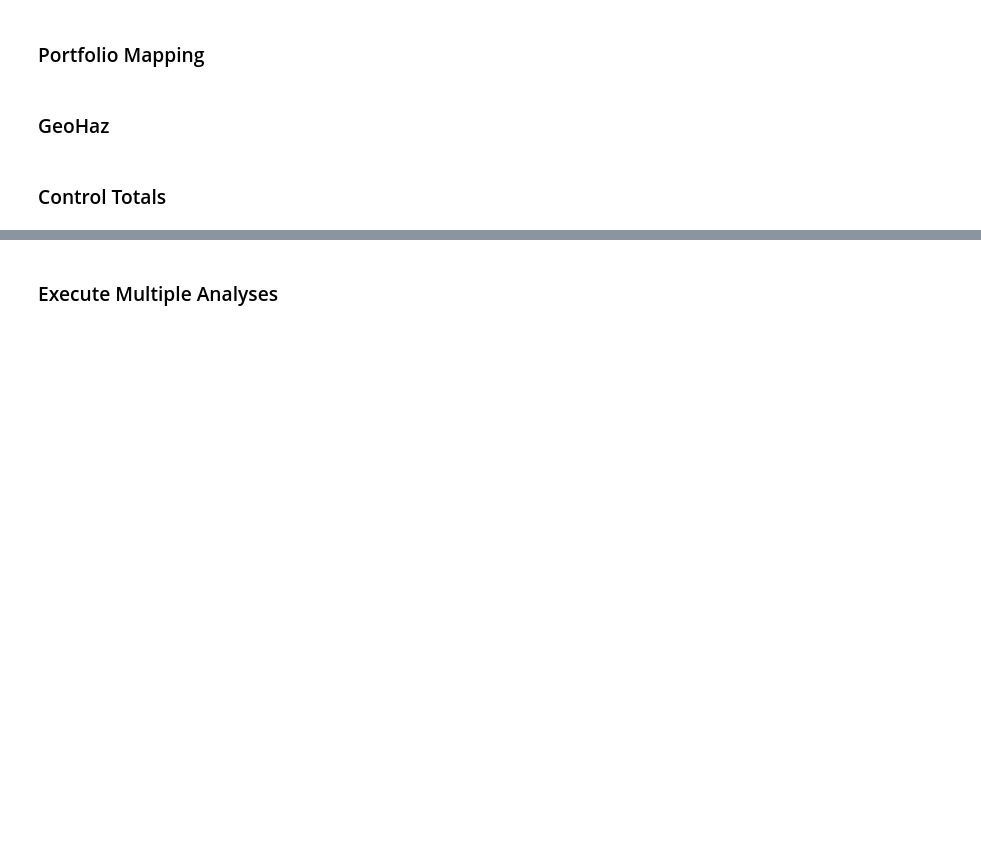
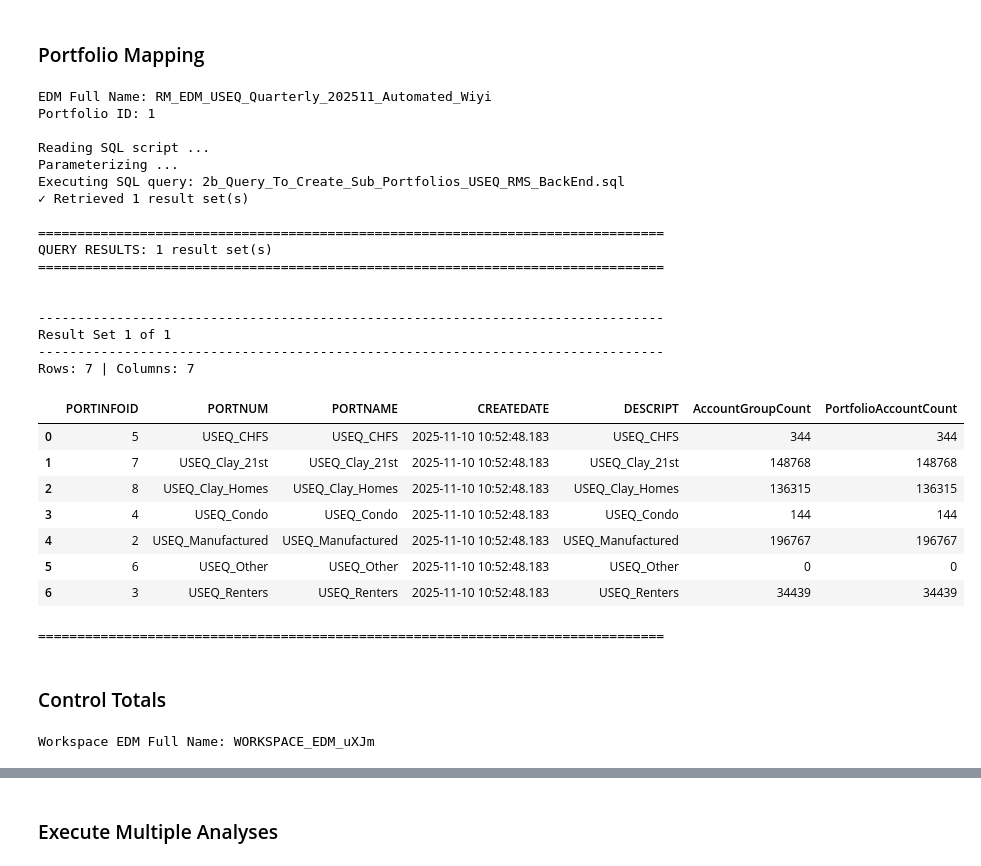
Before and after one commit to anilvenu/irp-notebook-framework, a Jupyter notebook: workspace/workflows/_Tools/IRP Integration/IRP_Integration_Demo.ipynb, the cells around one changed output, grey strips where cells are left out. Cells and saved outputs as stored; diff of their text form; code cells hidden in the pictures; blank space fills up the shorter version.

Commit message:
wip updates to sql script execution; geocoding control totals

```diff
--- a/workspace/workflows/_Tools/IRP Integration/IRP_Integration_Demo.ipynb
+++ b/workspace/workflows/_Tools/IRP Integration/IRP_Integration_Demo.ipynb
@@ -28,7 +28,7 @@ cycle_type = "Quarterly"
 workspace_edm = "WORKSPACE_EDM"
 
 # EDM Config
-edm_name = f"RM_EDM_{peril}_{cycle_type}_{date_value}_Automated" # ensure unique within IRP
+edm_name = f"RM_EDM_{date_value}_{cycle_type}_{peril}" # ensure unique within IRP
 treaty_name = f"{peril}_Treaty"
 edm_data_version = "22"
 
@@ -36,7 +36,7 @@ edm_data_version = "22"
 mapping_file_name = "mapping.json"
 
 # Portfolio Config
-portfolio_name = f"{peril}_Automated" # ensure unique within the edm
+portfolio_name = f"{peril}" # ensure unique within the edm
 geohaz_version = "22.0"
 
 # Analysis Config
@@ -154,32 +245,57 @@ print(json.dumps(irp_client.edm.poll_data_version_upgrade_job_batch_to_completio
 # %%
 edms = irp_client.edm.search_edms(filter=f"exposureName=\"{edm_name}\"")
 if (len(edms) != 1):
     raise Exception(f"Found {len(edms)} EDMs with name {edm_name}; expected 1")
 edm = edms[0]
 exposure_id = edm['exposureId']
 edm_full_name = edm['databaseName']
 print(f'EDM Full Name: {edm_full_name}')
 
 portfolios = irp_client.portfolio.search_portfolios(exposure_id, f"portfolioName=\"{portfolio_name}\"")
 if (len(portfolios) != 1):
     raise Exception(f"Found {len(edms)} Portfolios with name {portfolio_name}; expected 1")
 portfolio_id = portfolios[0]['portfolioId']
 print(f'Portfolio ID: {portfolio_id}')
 print()
 
 sql_script_name = f"2b_Query_To_Create_Sub_Portfolios_{peril}_RMS_BackEnd.sql"
 params = {
     "EDM_FULL_NAME": edm_full_name,
     "PORTFOLIO_ID": portfolio_id,
     "DATETIME_VALUE": datetime.now(ZoneInfo("America/New_York")).strftime("%Y-%m-%d %H:%M:%S.%f")[:-3]
 }
 
-result = execute_script_file(
+result = execute_query_from_file(
     file_path = f'portfolio_mapping/{sql_script_name}',
     params = params,
     connection = connection_name
 )
 
-print(result)
+display_result_sets(result)
+# %% [output]
+EDM Full Name: RM_EDM_USEQ_Quarterly_202511_Automated_Wiyi
+Portfolio ID: 1
+
+Reading SQL script ...
+Parameterizing ...
+Executing SQL query: 2b_Query_To_Create_Sub_Portfolios_USEQ_RMS_BackEnd.sql
+✓ Retrieved 1 result set(s)
+
+================================================================================
+QUERY RESULTS: 1 result set(s)
+================================================================================
+
+
+--------------------------------------------------------------------------------
+Result Set 1 of 1
+--------------------------------------------------------------------------------
+Rows: 7 | Columns: 7
+|  | PORTINFOID | PORTNUM | PORTNAME | CREATEDATE | DESCRIPT | AccountGroupCount | PortfolioAccountCount |
+| 0 | 5 | USEQ_CHFS | USEQ_CHFS | 2025-11-10 10:52:48.183 | USEQ_CHFS | 344 | 344 |
+| 1 | 7 | USEQ_Clay_21st | USEQ_Clay_21st | 2025-11-10 10:52:48.183 | USEQ_Clay_21st | 148768 | 148768 |
+| 2 | 8 | USEQ_Clay_Homes | USEQ_Clay_Homes | 2025-11-10 10:52:48.183 | USEQ_Clay_Homes | 136315 | 136315 |
+| 3 | 4 | USEQ_Condo | USEQ_Condo | 2025-11-10 10:52:48.183 | USEQ_Condo | 144 | 144 |
+| 4 | 2 | USEQ_Manufactured | USEQ_Manufactured | 2025-11-10 10:52:48.183 | USEQ_Manufactured | 196767 | 196767 |
+| 5 | 6 | USEQ_Other | USEQ_Other | 2025-11-10 10:52:48.183 | USEQ_Other | 0 | 0 |
+| 6 | 3 | USEQ_Renters | USEQ_Renters | 2025-11-10 10:52:48.183 | USEQ_Renters | 34439 | 34439 |
+================================================================================
-# %% [markdown]
-### GeoHaz
@@ -248,3 +302,13 @@ print(json.dumps(irp_client.portfolio.poll_geohaz_job_batch_to_completion(geohaz
 # %% [markdown]
 ### Control Totals
+# %%
+workspace_edms = irp_client.edm.search_edms(filter=f"exposureName=\"{workspace_edm}\"")
+if (len(edms) != 1):
+    raise Exception(f"Found {len(edms)} EDMs with name {workspace_edm}; expected 1")
+workspace_edm = workspace_edms[0]
+workspace_edm_full_name = workspace_edm['databaseName']
+print(f'Workspace EDM Full Name: {workspace_edm_full_name}')
+print()
+# %% [output]
+Workspace EDM Full Name: WORKSPACE_EDM_uXJm
 # %%
```
Also changed, not shown: parts of 11 cells of this notebook, 8 other files.
